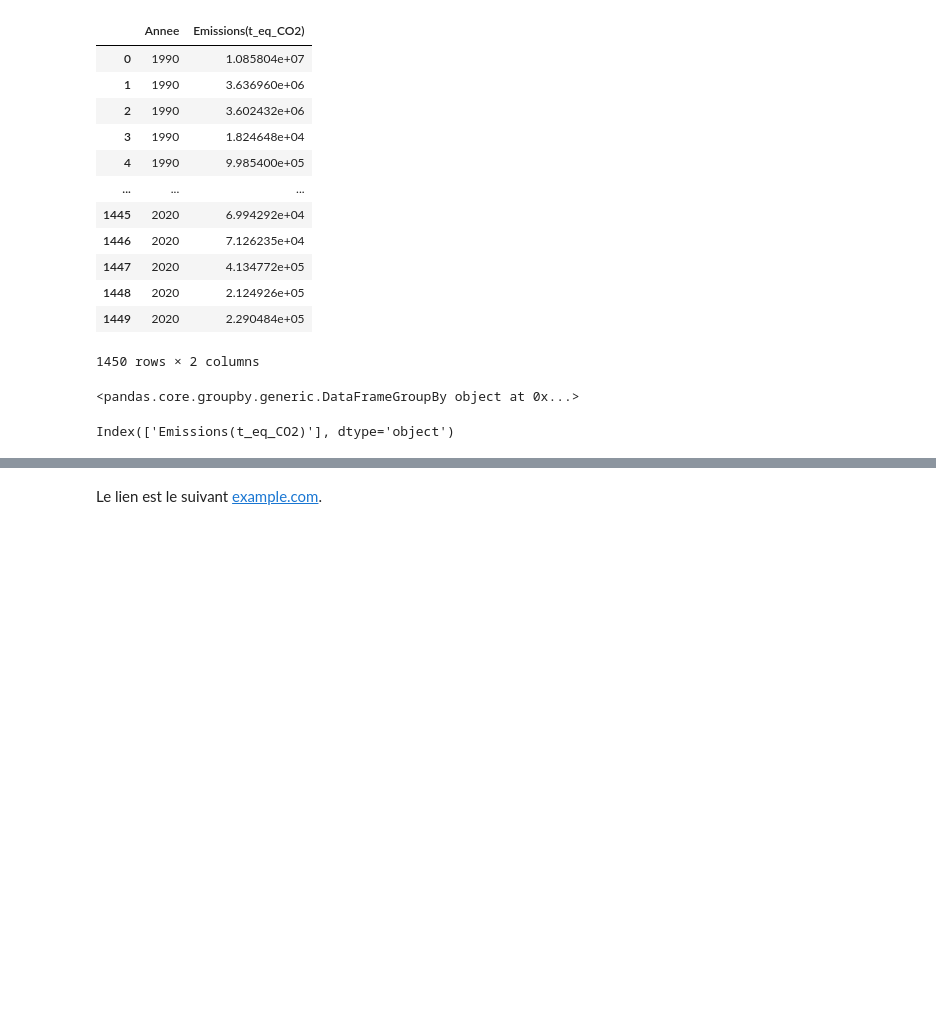
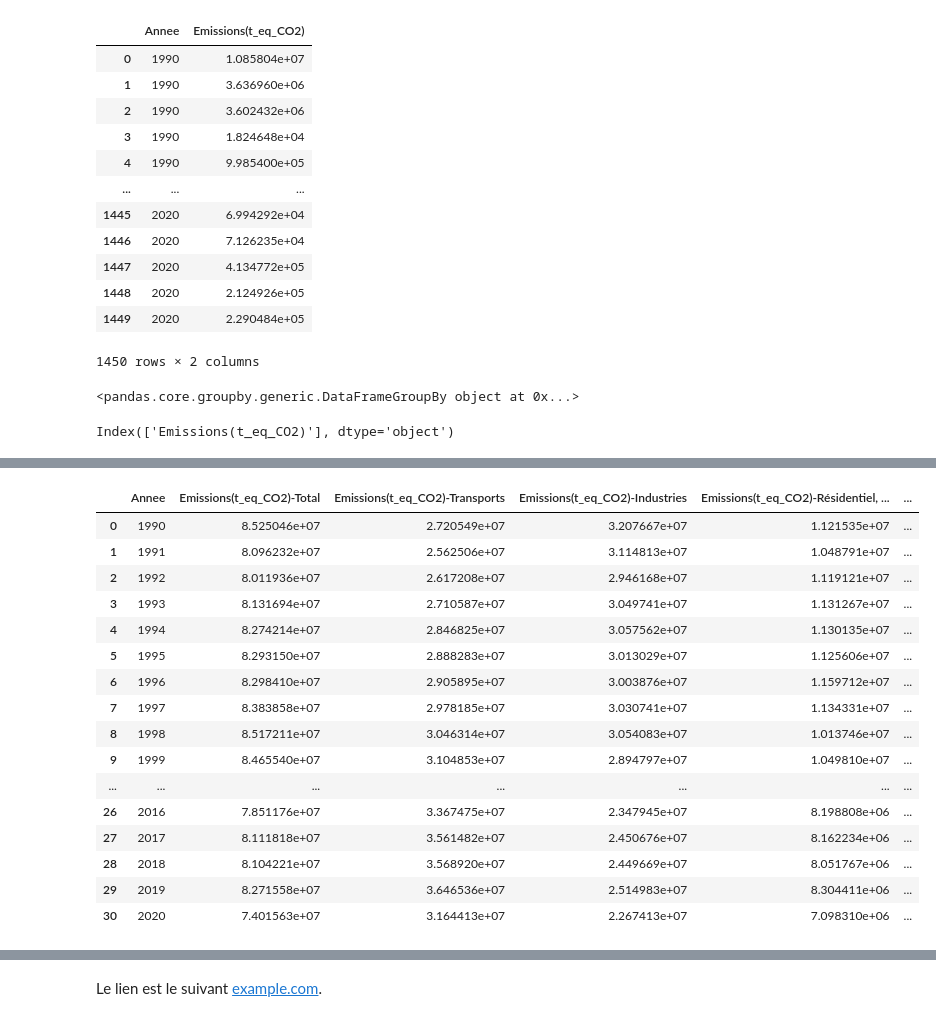
Before and after one commit to benjamingosselincliche/sciencesdelanature-garneau-catalogue-jupyter, a Jupyter notebook: catalogue/201-SN2-05-Ecologie/Les_GES_au_Quebec/Les_GES_au_Quebec.ipynb, the cells around one changed output, grey strips where cells are left out. Cells and saved outputs as stored; diff of their text form; code cells hidden in the pictures; blank space fills up the shorter version.

```diff
--- a/catalogue/201-SN2-05-Ecologie/Les_GES_au_Quebec/Les_GES_au_Quebec.ipynb
+++ b/catalogue/201-SN2-05-Ecologie/Les_GES_au_Quebec/Les_GES_au_Quebec.ipynb
@@ -204,3 +275,23 @@ result.plot()
+# %%
+pd.read_excel("./fichiers_output/df_secteurs_total.xlsx")
+# %% [output]
+|  | Annee | Emissions(t_eq_CO2)-Total | Emissions(t_eq_CO2)-Transports | Emissions(t_eq_CO2)-Industries | Emissions(t_eq_CO2)-Résidentiel, ... | ... |
+| 0 | 1990 | 8.525046e+07 | 2.720549e+07 | 3.207667e+07 | 1.121535e+07 | ... |
+| 1 | 1991 | 8.096232e+07 | 2.562506e+07 | 3.114813e+07 | 1.048791e+07 | ... |
+| 2 | 1992 | 8.011936e+07 | 2.617208e+07 | 2.946168e+07 | 1.119121e+07 | ... |
+| 3 | 1993 | 8.131694e+07 | 2.710587e+07 | 3.049741e+07 | 1.131267e+07 | ... |
+| 4 | 1994 | 8.274214e+07 | 2.846825e+07 | 3.057562e+07 | 1.130135e+07 | ... |
+| 5 | 1995 | 8.293150e+07 | 2.888283e+07 | 3.013029e+07 | 1.125606e+07 | ... |
+| 6 | 1996 | 8.298410e+07 | 2.905895e+07 | 3.003876e+07 | 1.159712e+07 | ... |
+| 7 | 1997 | 8.383858e+07 | 2.978185e+07 | 3.030741e+07 | 1.134331e+07 | ... |
+| 8 | 1998 | 8.517211e+07 | 3.046314e+07 | 3.054083e+07 | 1.013746e+07 | ... |
+| 9 | 1999 | 8.465540e+07 | 3.104853e+07 | 2.894797e+07 | 1.049810e+07 | ... |
+| ... | ... | ... | ... | ... | ... | ... |
+| 26 | 2016 | 7.851176e+07 | 3.367475e+07 | 2.347945e+07 | 8.198808e+06 | ... |
+| 27 | 2017 | 8.111818e+07 | 3.561482e+07 | 2.450676e+07 | 8.162234e+06 | ... |
+| 28 | 2018 | 8.104221e+07 | 3.568920e+07 | 2.449669e+07 | 8.051767e+06 | ... |
+| 29 | 2019 | 8.271558e+07 | 3.646536e+07 | 2.514983e+07 | 8.304411e+06 | ... |
+| 30 | 2020 | 7.401563e+07 | 3.164413e+07 | 2.267413e+07 | 7.098310e+06 | ... |
 # %% [markdown]
 Texte explicatif image
 ![title0](img/presentation.png)
```
Also changed, not shown: parts of 21 cells of this notebook, 3 other files.
